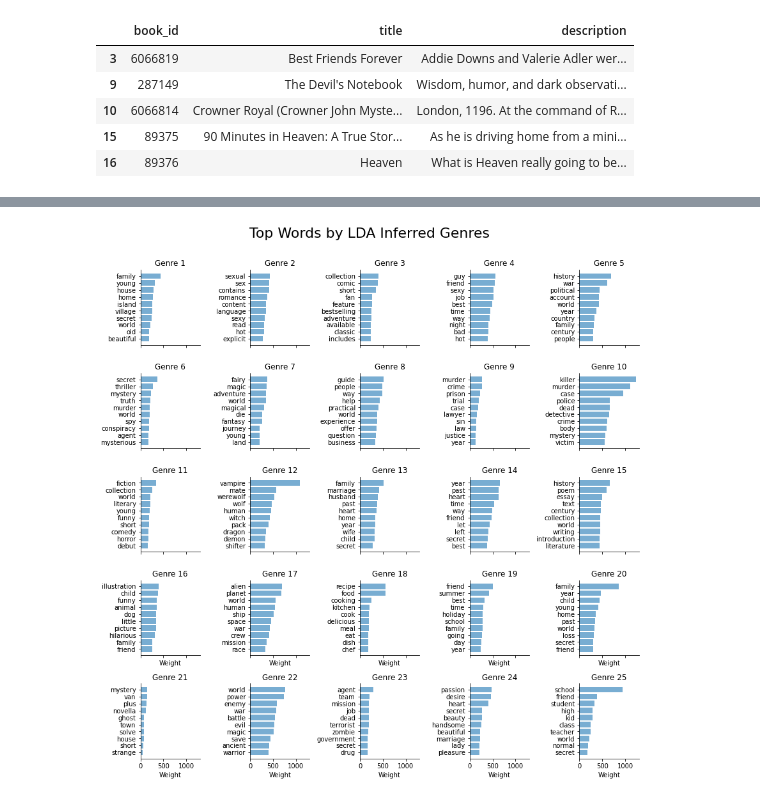
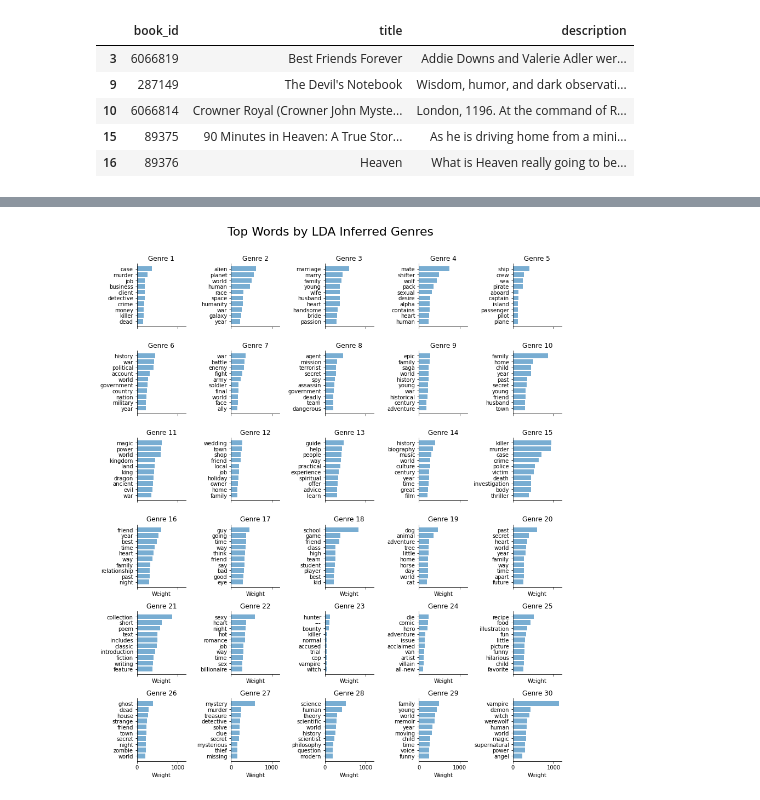
Before and after one commit to mraottth/projects, a Jupyter notebook: Goodreads Book Recommender/01_infer_genres.ipynb, the cells around one changed output, grey strips where cells are left out. Drawn from its saved outputs; the diff is of its cells as text; code cells hidden in the pictures.

```diff
--- a/Goodreads Book Recommender/01_infer_genres.ipynb
+++ b/Goodreads Book Recommender/01_infer_genres.ipynb
@@ -146,9 +146,9 @@ custom_stop_words = text.ENGLISH_STOP_WORDS.union([
 # Encode data with TF-IDF
 tfidf = TfidfVectorizer(lowercase=True,
                         stop_words=list(custom_stop_words),
-                        max_df=0.75, # ignore words occuring in more than this % of docs
+                        max_df=0.7, # ignore words occuring in more than this % of docs
                         min_df=0.002, # ignore words occuring in less than this % of docs
-                        max_features=10000,
+                        max_features=8000,
                         tokenizer=tokenizer.tokenize)
 vectorized_descriptions = tfidf.fit_transform(df_book_descriptions["description_lemmatized"])
 
@@ -156,7 +156,7 @@ vectorized_descriptions = tfidf.fit_transform(df_book_descriptions["description_
 vocab = tfidf.get_feature_names_out()
 # %%
 # Instantiate LDA
-n_topics = 25
+n_topics = 30
 lda = LDA(n_components=n_topics, n_jobs=-1)
 
 # Run on vectorized_descriptions
@@ -233,32 +233,32 @@ df_book_descriptions_short.to_csv(wd + "/data/inferred_genres.csv", index=False)
 # %%
 # Function to plot word importances to topics
 def plot_top_words(model, feature_names):
 
-    fig, axes = plt.subplots(nrows=5, ncols=5, figsize=(12, 12), sharex=True)
+    fig, axes = plt.subplots(nrows=6, ncols=5, figsize=(12, 14), sharex=True)
     axes = axes.flatten()
 
     for topic_idx, topic in enumerate(model.components_):
         top_features_ind = topic.argsort()[: -10 - 1 : -1]
         top_features = [feature_names[i] for i in top_features_ind]
         weights = topic[top_features_ind]
 
         ax = axes[topic_idx]
         ax.barh(top_features, weights, alpha=0.6)
         ax.set_title(f"Genre {topic_idx +1}")
         ax.invert_yaxis()
         ax.tick_params(axis="both", which="major")
         for i in "top right".split():
             ax.spines[i].set_visible(False)
         fig.suptitle("Top Words by LDA Inferred Genres", fontsize=22, y=1.01)
         if topic_idx >= 15:
             ax.set_xlabel("Weight")
 
     plt.tight_layout()
     plt.show()
 
 plot_top_words(lda, vocab)
 # %% [output]
-[figure, old version]
+[figure, new version]
 # %%
 # Plot topics by number of books where each topic is the main topic
 topic_count = df_book_descriptions.groupby("main_genre")["description"].count().reset_index()\
```
Also changed, not shown: parts of 4 cells of this notebook, 3 other files.
